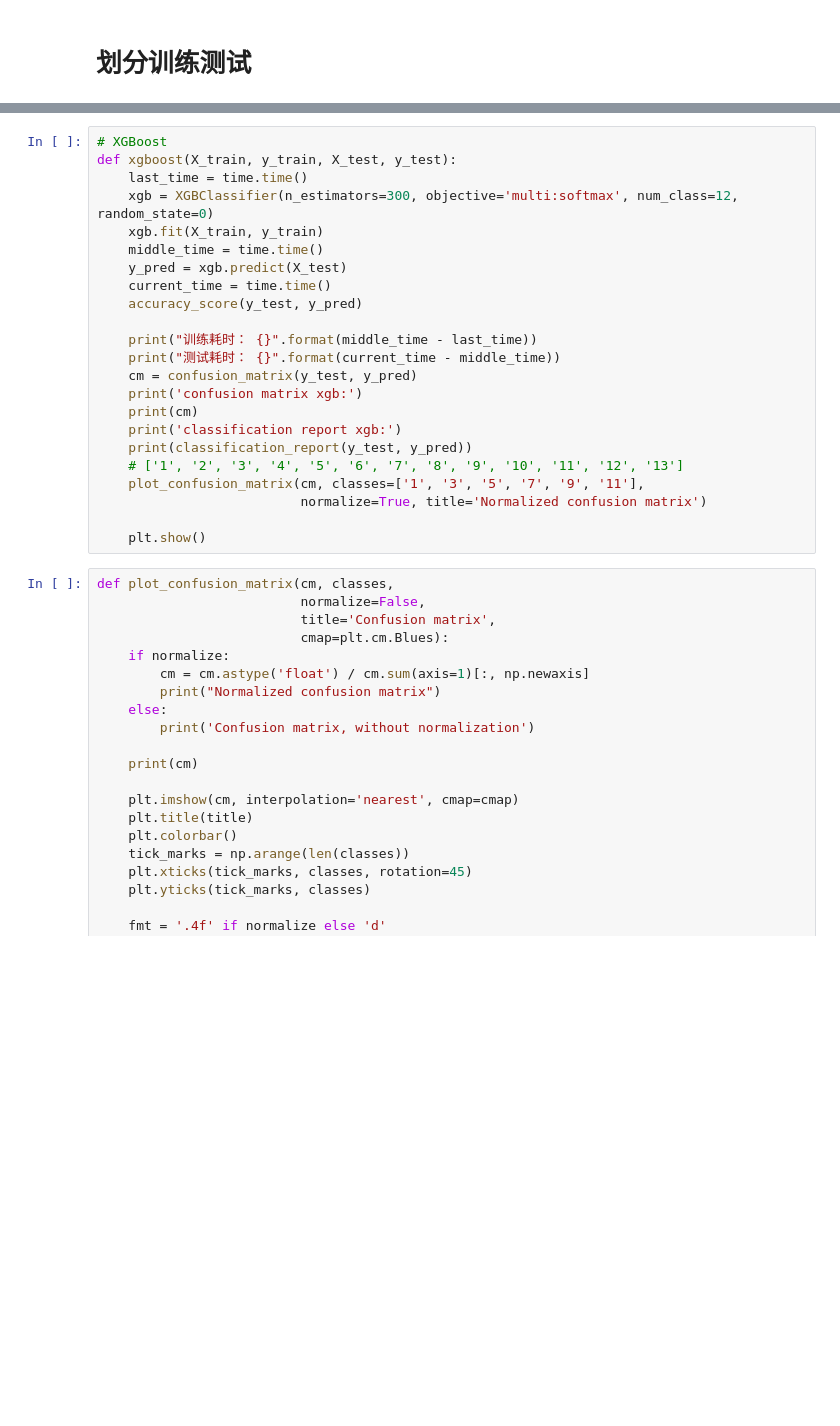
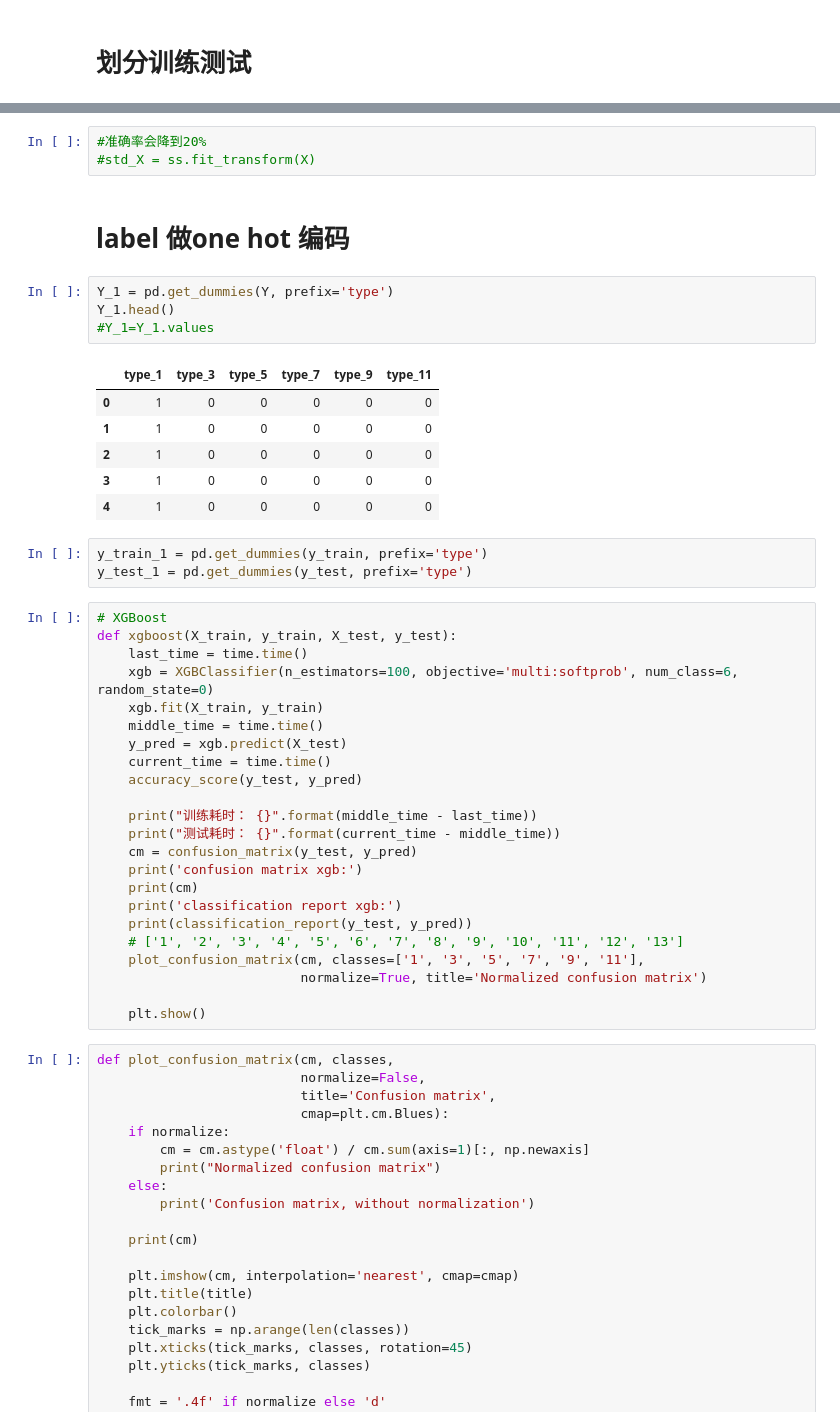
Before and after one commit to ITU-AI-ML-in-5G-Challenge/ITU-ML5G-PS-032-KDDI-UT-NakaoLab-AI, a Jupyter notebook: diff_analysis.ipynb, the cells around one changed output, grey strips where cells are left out. Cells and saved outputs as stored; diff of their text form; blank space fills up the shorter version.

```diff
--- a/diff_analysis.ipynb
+++ b/diff_analysis.ipynb
@@ -79,8 +80,27 @@ std_X_test = ss.fit_transform(X_test)
+# %%
+#准确率会降到20%
+#std_X = ss.fit_transform(X)
+# %% [markdown]
+# label 做one hot 编码
+# %%
+Y_1 = pd.get_dummies(Y, prefix='type')
+Y_1.head()
+#Y_1=Y_1.values
+# %% [output]
+|  | type_1 | type_3 | type_5 | type_7 | type_9 | type_11 |
+| 0 | 1 | 0 | 0 | 0 | 0 | 0 |
+| 1 | 1 | 0 | 0 | 0 | 0 | 0 |
+| 2 | 1 | 0 | 0 | 0 | 0 | 0 |
+| 3 | 1 | 0 | 0 | 0 | 0 | 0 |
+| 4 | 1 | 0 | 0 | 0 | 0 | 0 |
+# %%
+y_train_1 = pd.get_dummies(y_train, prefix='type')
+y_test_1 = pd.get_dummies(y_test, prefix='type')
 # %%
 # XGBoost
 def xgboost(X_train, y_train, X_test, y_test):
     last_time = time.time()
-    xgb = XGBClassifier(n_estimators=300, objective='multi:softmax', num_class=12, random_state=0)
+    xgb = XGBClassifier(n_estimators=100, objective='multi:softprob', num_class=6, random_state=0)
     xgb.fit(X_train, y_train)
     middle_time = time.time()
     y_pred = xgb.predict(X_test)
```
Also changed, not shown: parts of 25 cells of this notebook, 11 other files.
